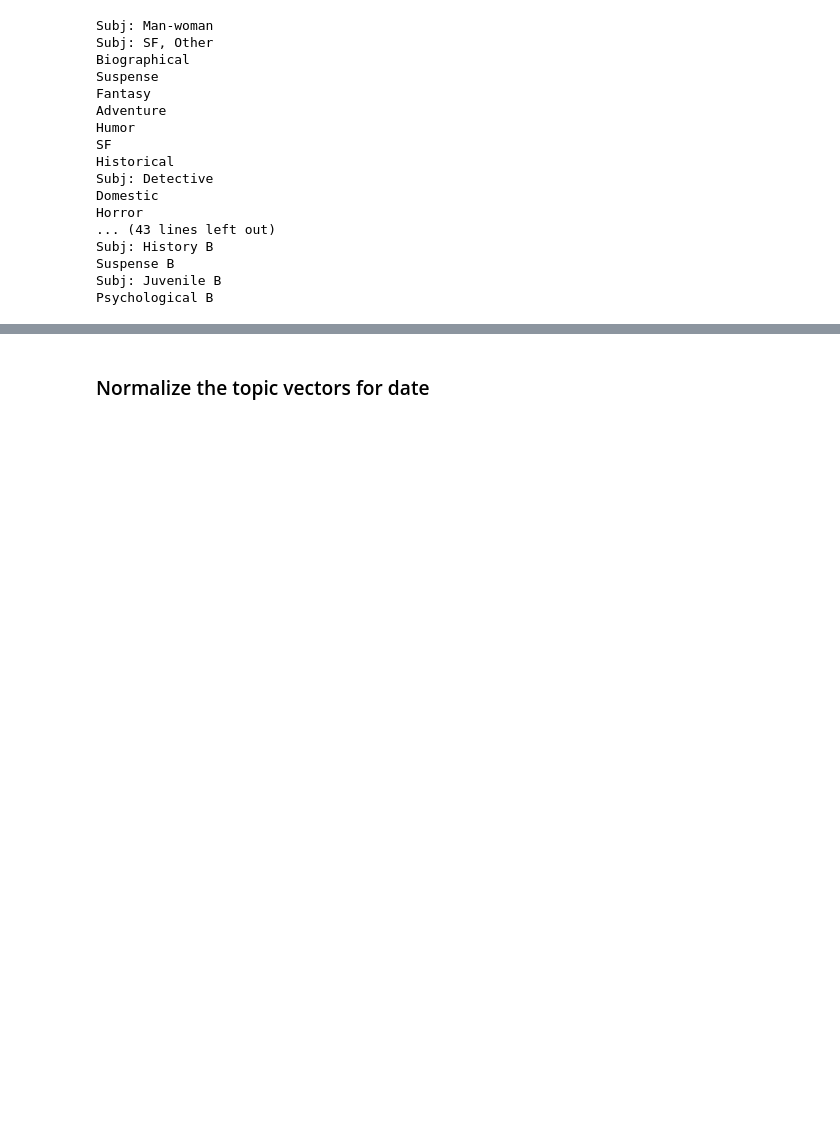
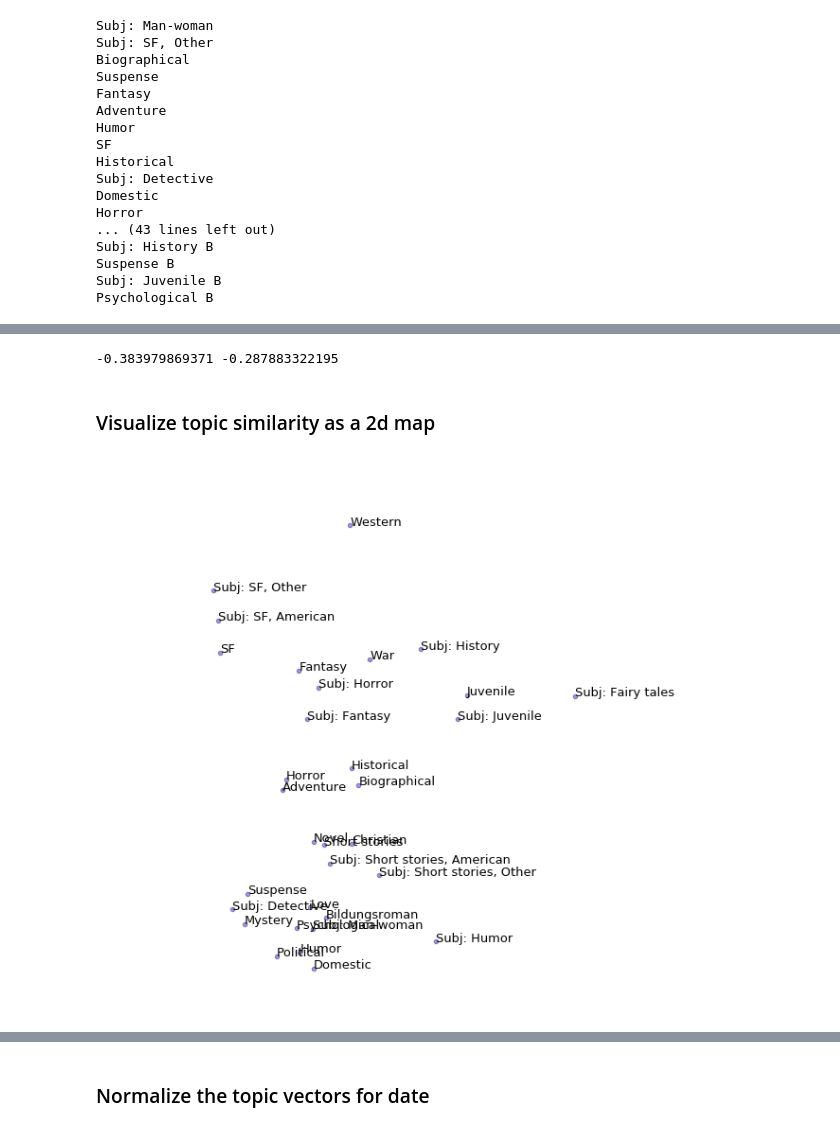
Before and after one commit to tedunderwood/genredistance, a Jupyter notebook: analysis/compare_topic_vectors.ipynb, the cells around one changed output, grey strips where cells are left out. Saved outputs shown, nothing was run; the diff lists cells and outputs as text; code cells hidden in the pictures; blank space fills up the shorter version.

```diff
--- a/analysis/compare_topic_vectors.ipynb
+++ b/analysis/compare_topic_vectors.ipynb
@@ -194,0 +256,24 @@ for g1 in genrenames:
+# %%
+def bootstrap(vec1, vec2):
+    assert len(vec1) == len(vec2)
+    n = len(vec1)
+    indices = []
+    for i in range(n):
+        indices.append(random.randrange(n))
+    bs1 = [vec1[x] for x in indices]
+    bs2 = [vec2[x] for x in indices]
+    return bs1, bs2
+
+def boot_sample(vec1, vec2):
+    corrs = []
+    for i in range(10000):
+        bs1, bs2 = bootstrap(vec1, vec2)
+        r = pearsonr(bs1, bs2)
+        corrs.append(r[0])
+    corrs.sort()
+    return corrs
+
+uncertainty = boot_sample(topicvals, socialvals)
+print(uncertainty[500], uncertainty[9500])
+# %% [output]
+-0.383979869371 -0.287883322195
@@ -194,0 +284,27 @@ for g1 in genrenames:
+# %% [markdown]
+### Visualize topic similarity as a 2d map
+# %%
+# NaNs are no good here
+
+for idx in sansmatrix.index:
+    sansmatrix.loc[idx, idx] = 0
+
+scaler = MDS(metric = True, dissimilarity = 'precomputed')
+coordinates = scaler.fit_transform(sansmatrix)
+# %%
+fig, ax = plt.subplots(figsize = (10, 10))
+genres = sansmatrix.index.tolist()
+colors=np.linspace(0, 1, 7)
+ax.scatter(coordinates[ :, 0], coordinates[ : , 1], alpha = 0.4)
+#ax.set_xlim((-0.65, 1.35))
+# ax.set_ylim((-1.9, 2.1))
+for i in range(len(genres)):
+    thisx = coordinates[i, 0]
+    thisy = coordinates[i, 1]
+    name = genres[i]
+    ax.annotate(name, (thisx, thisy), fontsize = 13)
+plt.axis('off')
+# plt.savefig('new2detectiveMDS.png', bbox_inches = 'tight')
+plt.show()
+# %% [output]
+[figure, added]
```
Also changed, not shown: parts of 37 cells of this notebook.
